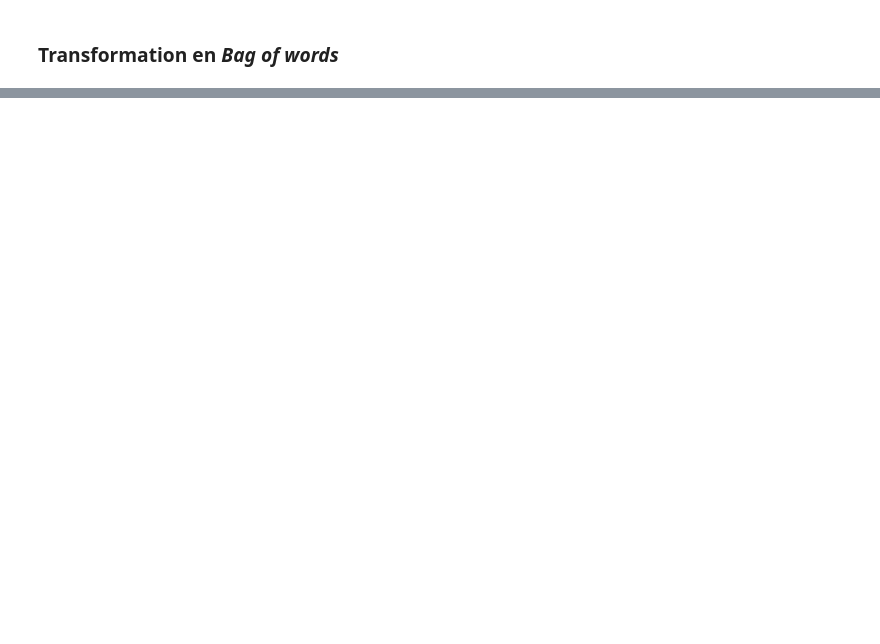
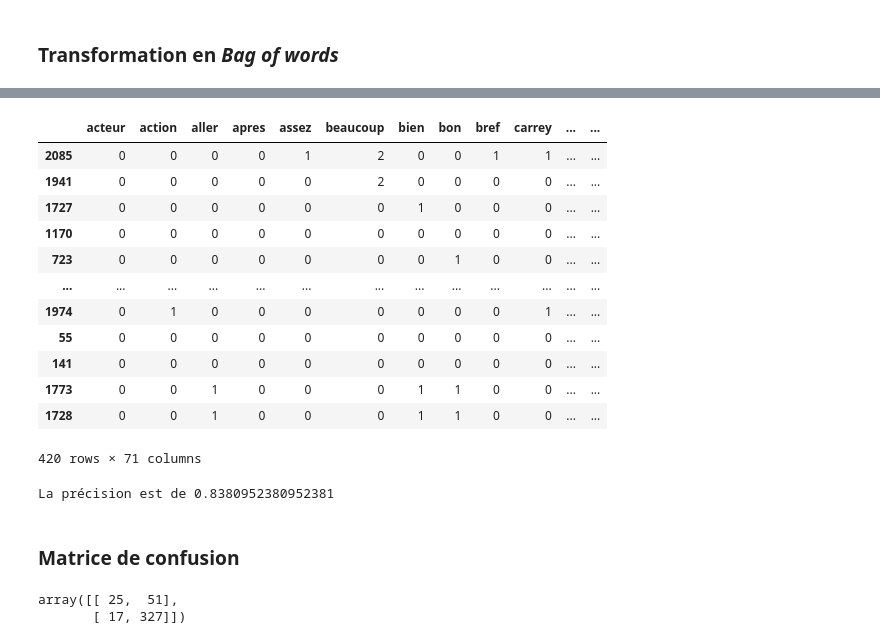
Before and after one commit to CassiaFa/NLP_critique_film, a Jupyter notebook: NLP.ipynb, the cells around one changed output, grey strips where cells are left out. Saved outputs shown, nothing was run; the diff lists cells and outputs as text; code cells hidden in the pictures; blank space fills up the shorter version.

```diff
--- a/NLP.ipynb
+++ b/NLP.ipynb
@@ -237,0 +315,17 @@ df_bow.head()
+# %%
+X_test_bow = pd.DataFrame(cv_X_test.toarray(), index = X_test.index, columns = cv.get_feature_names_out())
+X_test_bow
+# %% [output]
+|  | acteur | action | aller | apres | assez | beaucoup | bien | bon | bref | carrey | ... | ... |
+| 2085 | 0 | 0 | 0 | 0 | 1 | 2 | 0 | 0 | 1 | 1 | ... | ... |
+| 1941 | 0 | 0 | 0 | 0 | 0 | 2 | 0 | 0 | 0 | 0 | ... | ... |
+| 1727 | 0 | 0 | 0 | 0 | 0 | 0 | 1 | 0 | 0 | 0 | ... | ... |
+| 1170 | 0 | 0 | 0 | 0 | 0 | 0 | 0 | 0 | 0 | 0 | ... | ... |
+| 723 | 0 | 0 | 0 | 0 | 0 | 0 | 0 | 1 | 0 | 0 | ... | ... |
+| ... | ... | ... | ... | ... | ... | ... | ... | ... | ... | ... | ... | ... |
+| 1974 | 0 | 1 | 0 | 0 | 0 | 0 | 0 | 0 | 0 | 1 | ... | ... |
+| 55 | 0 | 0 | 0 | 0 | 0 | 0 | 0 | 0 | 0 | 0 | ... | ... |
+| 141 | 0 | 0 | 0 | 0 | 0 | 0 | 0 | 0 | 0 | 0 | ... | ... |
+| 1773 | 0 | 0 | 1 | 0 | 0 | 0 | 1 | 1 | 0 | 0 | ... | ... |
+| 1728 | 0 | 0 | 1 | 0 | 0 | 0 | 1 | 1 | 0 | 0 | ... | ... |
+420 rows × 71 columns
@@ -237,0 +335,7 @@ df_bow.head()
+# %%
+accuracy = model_LR.score(X_test_bow, y_test)
+print(f"La précision est de {accuracy}")
+# %% [output]
+La précision est de 0.8380952380952381
+# %% [markdown]
+### Matrice de confusion
@@ -237,0 +344,6 @@ df_bow.head()
+# %%
+matrice_confusion = confusion_matrix(y_test, y_pred)
+matrice_confusion
+# %% [output]
+array([[ 25,  51],
+       [ 17, 327]])
```
Also changed, not shown: parts of 25 cells of this notebook, 3 other files.
